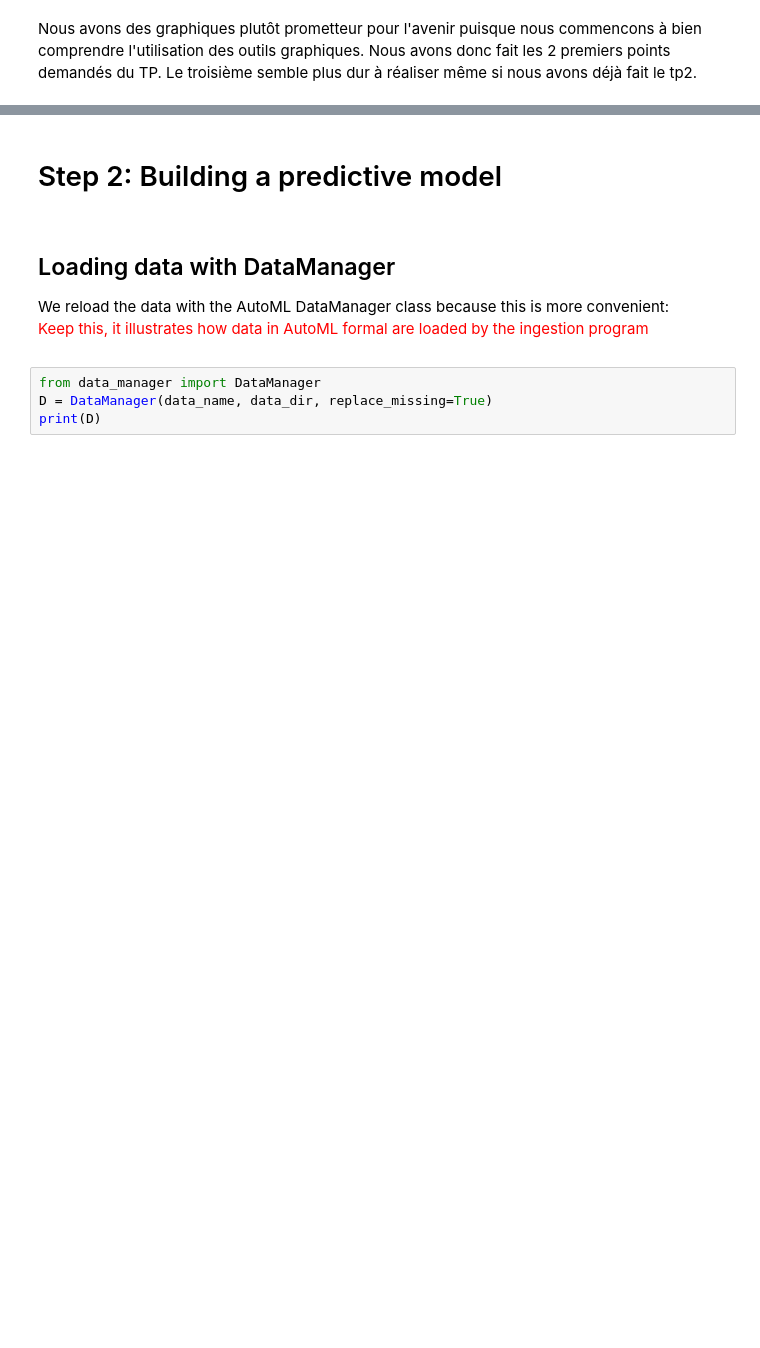
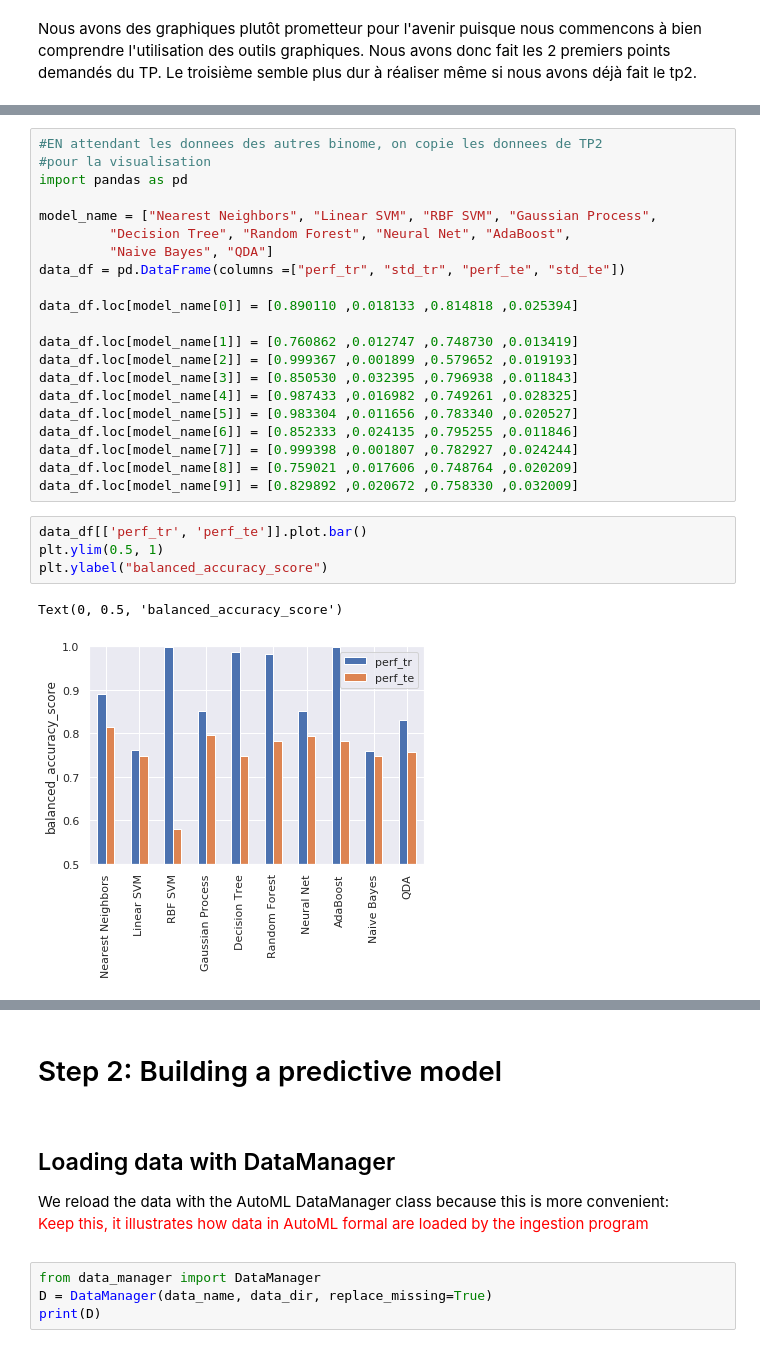
Before and after one commit to javaax/truck, a Jupyter notebook: starting_kit/README_{visualisation}/README_{visualisation}.ipynb, the cells around one changed output, grey strips where cells are left out. Cells and saved outputs as stored; diff of their text form; blank space fills up the shorter version.

```diff
--- a/starting_kit/README_{visualisation}/README_{visualisation}.ipynb
+++ b/starting_kit/README_{visualisation}/README_{visualisation}.ipynb
@@ -488,0 +291,28 @@ Nous avons des graphiques plutôt prometteur pour l'avenir puisque nous commenco
+# %%
+#EN attendant les donnees des autres binome, on copie les donnees de TP2
+#pour la visualisation
+import pandas as pd
+
+model_name = ["Nearest Neighbors", "Linear SVM", "RBF SVM", "Gaussian Process",
+         "Decision Tree", "Random Forest", "Neural Net", "AdaBoost",
+         "Naive Bayes", "QDA"]
+data_df = pd.DataFrame(columns =["perf_tr", "std_tr", "perf_te", "std_te"])
+
+data_df.loc[model_name[0]] = [0.890110 ,0.018133 ,0.814818 ,0.025394]
+
+data_df.loc[model_name[1]] = [0.760862 ,0.012747 ,0.748730 ,0.013419]
+data_df.loc[model_name[2]] = [0.999367 ,0.001899 ,0.579652 ,0.019193]
+data_df.loc[model_name[3]] = [0.850530 ,0.032395 ,0.796938 ,0.011843]
+data_df.loc[model_name[4]] = [0.987433 ,0.016982 ,0.749261 ,0.028325]
+data_df.loc[model_name[5]] = [0.983304 ,0.011656 ,0.783340 ,0.020527]
+data_df.loc[model_name[6]] = [0.852333 ,0.024135 ,0.795255 ,0.011846]
+data_df.loc[model_name[7]] = [0.999398 ,0.001807 ,0.782927 ,0.024244]
+data_df.loc[model_name[8]] = [0.759021 ,0.017606 ,0.748764 ,0.020209]
+data_df.loc[model_name[9]] = [0.829892 ,0.020672 ,0.758330 ,0.032009]
+# %%
+data_df[['perf_tr', 'perf_te']].plot.bar()
+plt.ylim(0.5, 1)
+plt.ylabel("balanced_accuracy_score")
+# %% [output]
+Text(0, 0.5, 'balanced_accuracy_score')
+[figure, added]
```
Also changed, not shown: parts of 21 cells of this notebook.
